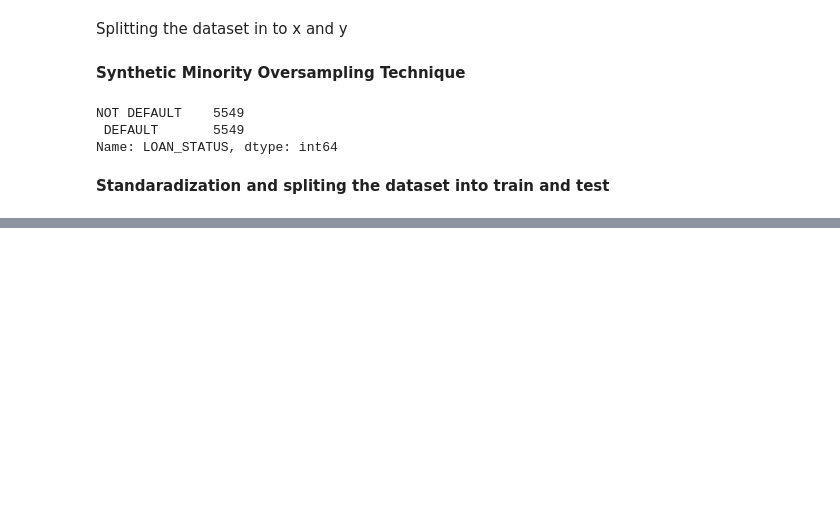
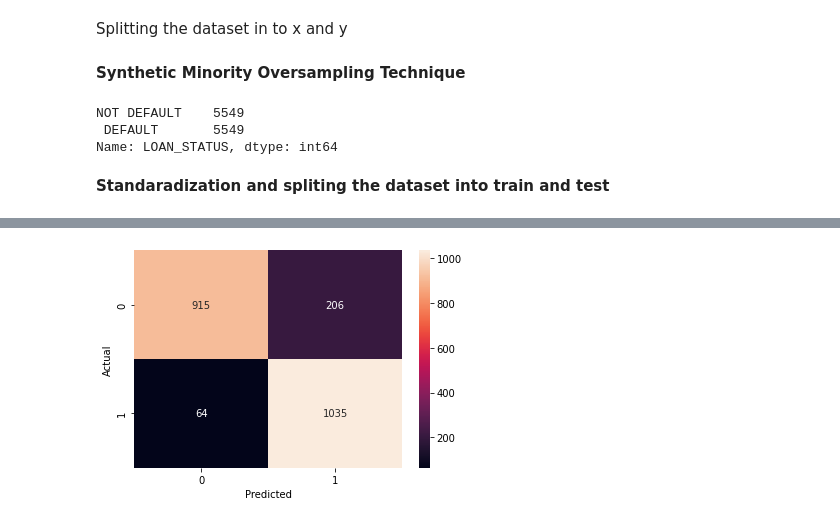
Before and after one commit to Navodya-Pramodi/ResearchProject_MF, a Jupyter notebook: ResearchProjectFinalYear.ipynb, the cells around one changed output, grey strips where cells are left out. Cells and saved outputs as stored; diff of their text form; code cells hidden in the pictures; blank space fills up the shorter version.

```diff
--- a/ResearchProjectFinalYear.ipynb
+++ b/ResearchProjectFinalYear.ipynb
@@ -369,0 +471,13 @@ x_train,x_test,y_train,y_test=train_test_split(x_sm,y_sm,test_size=0.2,random_st
+# %%
+from catboost import CatBoostClassifier
+
+parameters = {
+                 'depth'         : [4,5,6,7,8,9, 10],
+                 'learning_rate' : [0.01,0.02,0.03,0.04],
+                 'iterations'    : [10, 20,30,40,50,60,70,80,90, 100]
+               }
+
+clf = CatBoostClassifier()
+Grid_CBC = GridSearchCV(estimator=clf,param_grid = parameters, cv = 5,n_jobs=-1)
+
+Grid_CBC.fit(x_train, y_train)
@@ -369,0 +547,8 @@ x_train,x_test,y_train,y_test=train_test_split(x_sm,y_sm,test_size=0.2,random_st
+# %%
+y_pred=Grid_CBC.predict(x_test)
+sns.heatmap(confusion_matrix(y_test,y_pred),annot=True,fmt="g")
+plt.xlabel("Predicted")
+plt.ylabel("Actual")
+plt.show()
+# %% [output]
+[figure, added]
```
Also changed, not shown: parts of 18 cells of this notebook.
